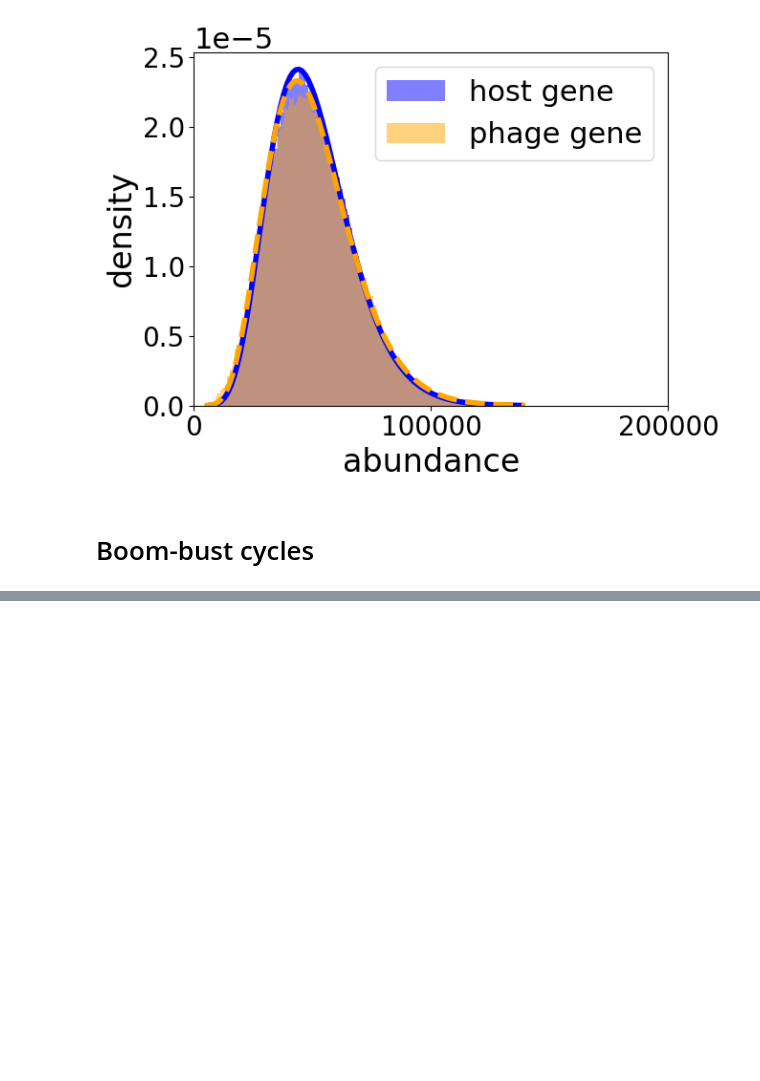
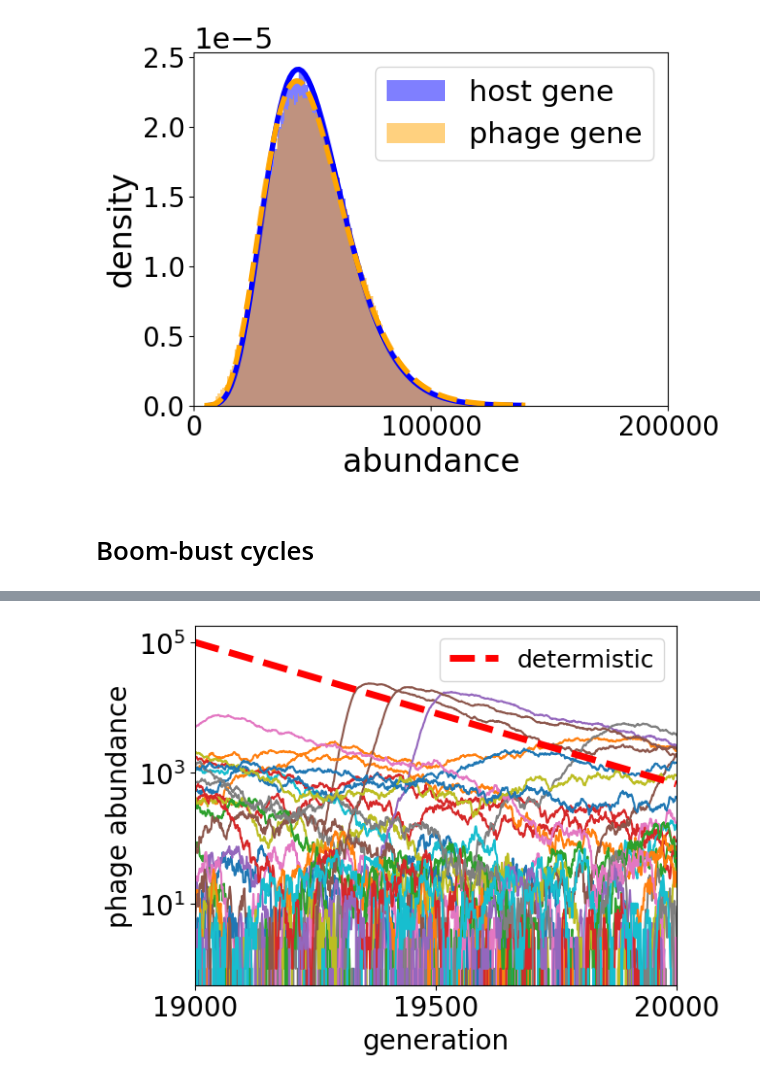
Before and after one commit to Wenping-Cui/GeneTransfer, a Jupyter notebook: ManyPairs_Simulation.ipynb, the cells around one changed output, grey strips where cells are left out. Saved outputs shown, nothing was run; the diff lists cells and outputs as text; code cells hidden in the pictures; blank space fills up the shorter version.

```diff
--- a/ManyPairs_Simulation.ipynb
+++ b/ManyPairs_Simulation.ipynb
@@ -303,0 +304,18 @@ plt.savefig("manypairsHost.pdf", dpi=150, bbox_inches="tight")
+# %%
+t0 = 2*10^4-1000
+t1 = 2*10^4
+plt.plot(t0:t1, TimeSeries_genotype_phage[t0:t1, 50:30+50])
+plt.plot(t0:t1, 10^5 .*exp.(-s .*(0:t1-t0)), color="r", linestyle ="dashed", linewidth = 5,label="determistic")
+#plt.hlines(y=2/0.0022419671099050825, xmin=0, xmax=1e5, color="black", linestyle ="-.",label = "established", linewidth=4)
+#plt.hlines(y=2*N/(L*(L-1)), xmin=0, xmax=1e5, color="black", linestyle ="-.",label = "mean", linewidth=4)
+plt.xlim([t0, t1])
+plt.tick_params(axis="both", which="major", labelsize=20)
+#plt.ylim([1, 15*maximum(dataY)])
+plt.yscale("log")
+plt.xlabel("generation",fontsize = 20)
+plt.ylabel("phage abundance",fontsize = 20)
+plt.legend(fontsize=18)
+plt.xticks(t0:500:t1)
+plt.savefig("manypairsHost.pdf", dpi=150, bbox_inches="tight")
+# %% [output]
+[figure, added]
```
Also changed, not shown: parts of 3 cells of this notebook, 16 other files.
